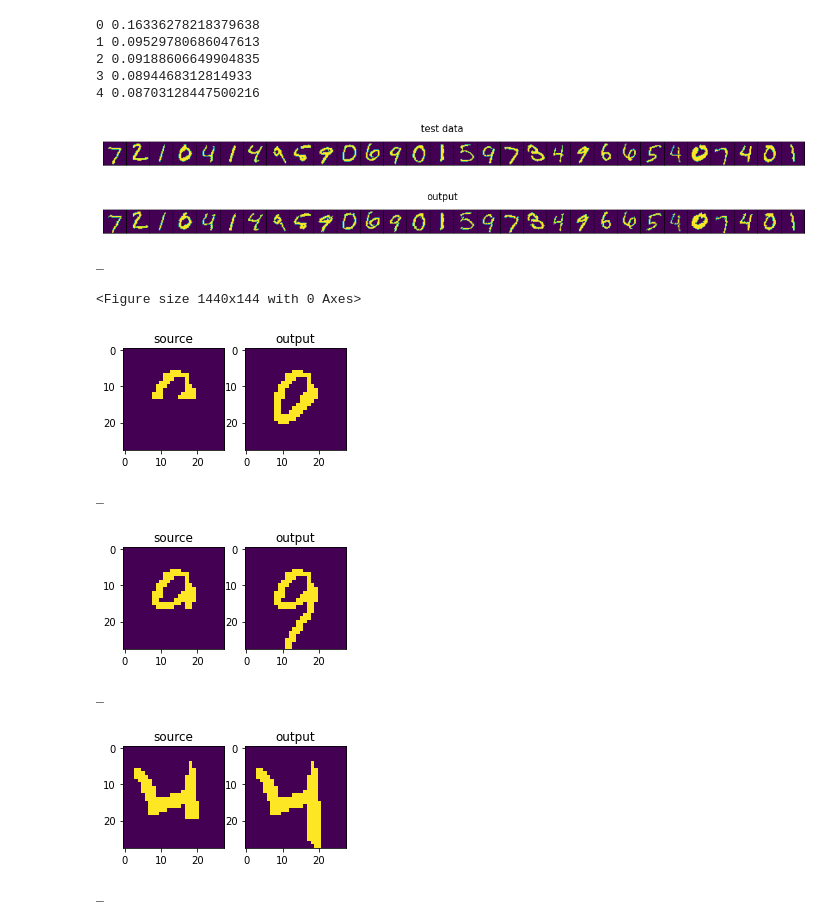
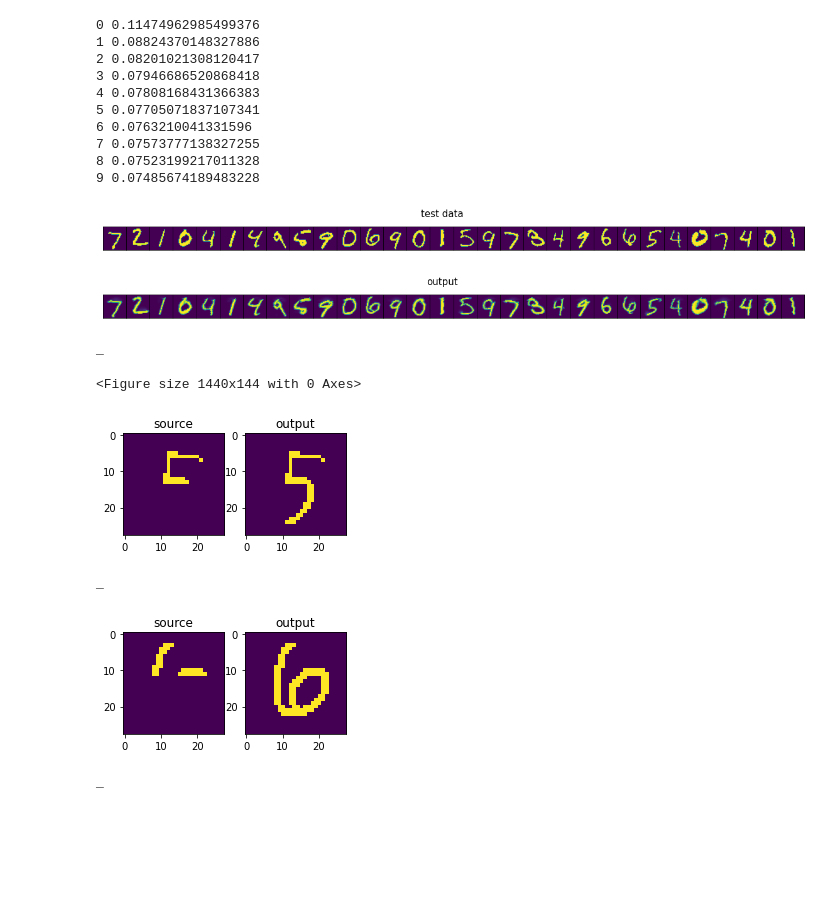
Before and after one commit to km01/myNN, a Jupyter notebook: GenerativeModel/pixelsnail/pixelsnail.ipynb, the cells around one changed output. Drawn from its saved outputs; the diff is of its cells as text; code cells hidden in the pictures; blank space fills up the shorter version.

```diff
--- a/GenerativeModel/pixelsnail/pixelsnail.ipynb
+++ b/GenerativeModel/pixelsnail/pixelsnail.ipynb
@@ -177,10 +255,10 @@ class PixelSNAIL(nn.Module):
 # %%
-mbsz = 32
 model = PixelSNAIL().to(device)
+mbsz = 16
 solver = optim.Adam(model.parameters(), lr=1e-4)
 loader = DataLoader(dataset=dataset, batch_size=mbsz, shuffle=True, drop_last=True)
 # %%
-num_epochs = 5
+num_epochs = 10
 NLL = []
 for epoch in range(num_epochs):
     NLL.append(0.0)
@@ -195,11 +273,16 @@ for epoch in range(num_epochs):
     NLL[-1] /= len(loader)
     print(epoch, NLL[-1]/784.)
 # %% [output]
-0 0.16336278218379638
-1 0.09529780686047613
-2 0.09188606649904835
-3 0.0894468312814933
-4 0.08703128447500216
+0 0.11474962985499376
+1 0.08824370148327886
+2 0.08201021308120417
+3 0.07946686520868418
+4 0.07808168431366383
+5 0.07705071837107341
+6 0.0763210041331596
+7 0.07573777138327255
+8 0.07523199217011328
+9 0.07485674189483228
 # %%
 testdataset = datasets.MNIST(root='./mnist_data/', train=False, download=True).data.float() / 255.0
 testdataset = 1 * (testdataset > 0.5)
@@ -223,7 +306,6 @@ n = 0
 for i in range(num_image):
     x_q = testdataset[n].reshape(1, 1, 28, 28).float().to(device)
     x_p = model(x_q)
-    x_p = 1 * (x_p > 0.5)
     _fig = fig.add_subplot(2, num_image, n + 1, xticks=[], yticks=[])
     _fig.imshow(x_p.cpu().data.numpy().reshape(28, 28))
     n += 1
@@ -237,17 +319,15 @@ model.eval()
 print('_')
 # %% [output]
 [figure]
-[figure, old version]
+[figure, new version]
 _
 <Figure size 1440x144 with 0 Axes>
 # %%
-
 f = plt.figure(figsize=(4,2))
 ax = f.add_subplot(1,2,1)
 
 
-input = dataset.data[550].reshape(1, 1, 28, 28).float()
-
+input = testdataset[45].reshape(1, 1, 28, 28).float()
 input[0, 0, 14:28, :] = 0.0
 ax.imshow(input.reshape(28, 28))
 ax.set_title('source')
@@ -274,71 +354,39 @@ plt.show()
 
 print('_')
 # %% [output]
-[figure, old version]
+[figure, new version]
 _
 # %%
 f = plt.figure(figsize=(4,2))
 ax = f.add_subplot(1,2,1)
 
 
-input = dataset.data[550].reshape(1, 1, 28, 28).float()
-
-input[0, 0, 17:28, :] = 0.0
+input = testdataset[11].reshape(1, 1, 28, 28).float()
+input[0, 0, 12:28, :] = 0.0
 ax.imshow(input.reshape(28, 28))
 ax.set_title('source')
 
 model.eval()
 x_q = input.to(device)
 with torch.no_grad():
-    for h in range(17, 28):
+    for h in range(12, 28):
         for w in range(28):
             x_p = model(x_q)
             x_q[0][0][h][w] = 1.0 * (x_p[0][0][h][w] > 0.5)
+            # x_q[0][0][h][w] = x_p[0][0][h][w]
+
 
 
 model.train()
 
 
 ax = f.add_subplot(1,2,2)
 ax.imshow(x_q.cpu().data.numpy().reshape(28, 28))
 ax.set_title('output')
 plt.show()
 
 
 print('_')
 # %% [output]
-[figure, old version]
+[figure, new version]
 _
-# %%
-f = plt.figure(figsize=(4,2))
-ax = f.add_subplot(1,2,1)
-
-
-input = dataset.data[20].reshape(1, 1, 28, 28).float()
-
-input[0, 0, 20:28, :] = 0.0
-ax.imshow(input.reshape(28, 28))
-ax.set_title('source')
-
-model.eval()
-x_q = input.to(device)
-with torch.no_grad():
-    for h in range(20, 28):
-        for w in range(28):
-            x_p = model(x_q)
-            x_q[0][0][h][w] = 1.0 * (x_p[0][0][h][w] > 0.5)
-
-
-model.train()
-
-
-ax = f.add_subplot(1,2,2)
-ax.imshow(x_q.cpu().data.numpy().reshape(28, 28))
-ax.set_title('output')
-plt.show()
-
-
-print('_')
-# %% [output]
-[figure, removed]
-_
```
Also changed, not shown: parts of 9 cells of this notebook, 1 other file.
